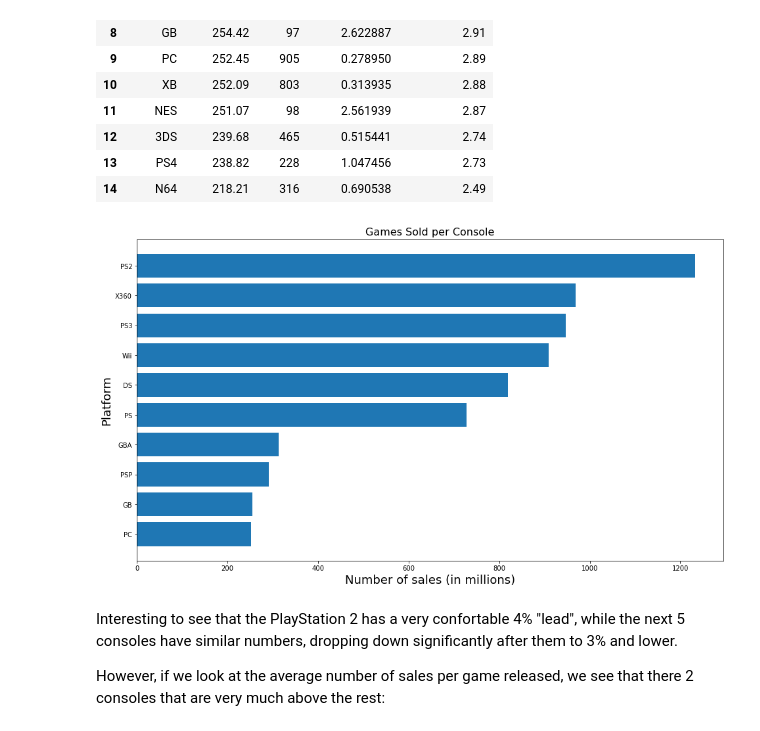
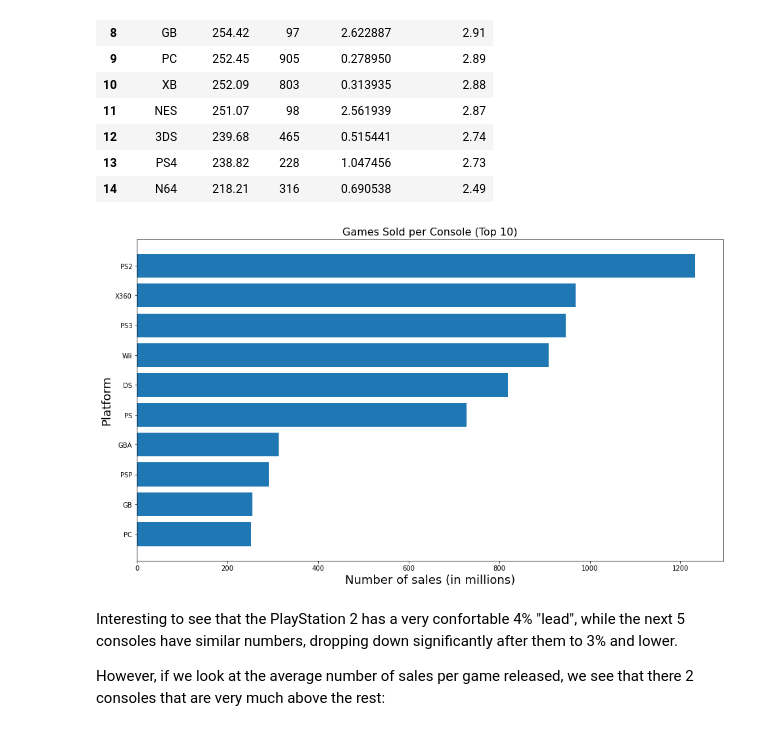
Before and after one commit to 3kleo/Video-Game-Sales-Analysis, a Jupyter notebook: notebook.ipynb, the cells around one changed output. Cells and saved outputs as stored; diff of their text form; code cells hidden in the pictures.

```diff
--- a/notebook.ipynb
+++ b/notebook.ipynb
@@ -185,13 +184,13 @@ df_temp.head(15)
 # %%
 plt.figure(figsize=(16,9))
 plt.barh(df_temp['platform'].head(10), df_temp['total_sales'].head(10))
 plt.gca().invert_yaxis()
 plt.xlabel('Number of sales (in millions)', fontdict={'size': 18})
 plt.ylabel('Platform', fontdict={'size': 18})
-plt.title('Games Sold per Console', fontdict={'size': 16})
+plt.title('Games Sold per Console (Top 10)', fontdict={'size': 16})
 plt.show()
 # %% [output]
-[figure, old version]
+[figure, new version]
 # %% [markdown]
 Interesting to see that the PlayStation 2 has a very confortable 4% "lead", while the next 5 consoles have similar numbers, dropping down significantly after them to 3% and lower.
 
```
Also changed, not shown: parts of 17 cells of this notebook.
